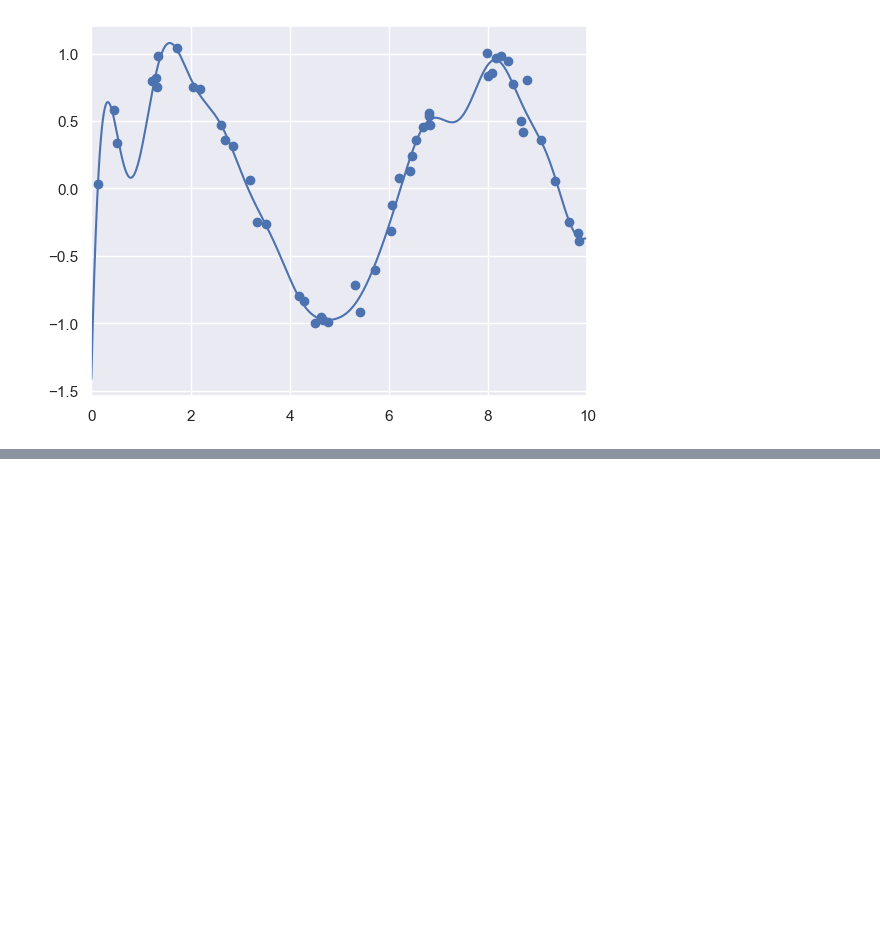
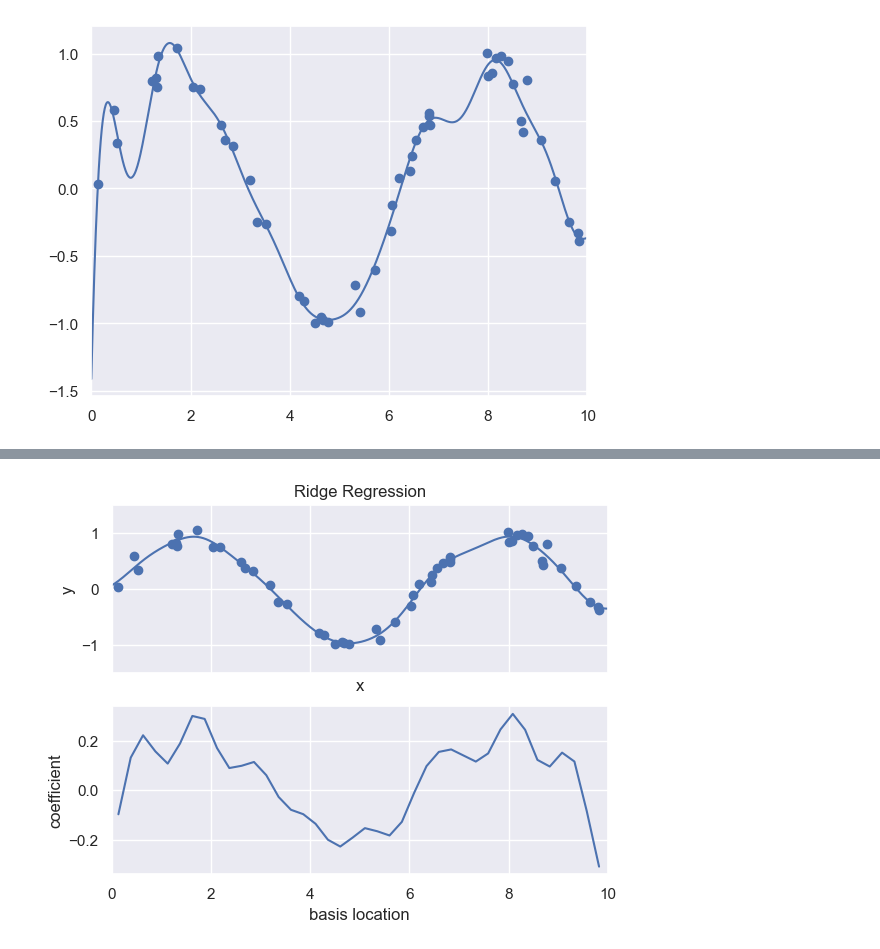
Before and after one commit to svd-jelo/IBM-Data-Science-Specialization, a Jupyter notebook: Course-9_Machine-Learning/notebooks/NB4_Linear-Regression.ipynb, the cells around one changed output, grey strips where cells are left out. Drawn from its saved outputs; the diff is of its cells as text; code cells hidden in the pictures; blank space fills up the shorter version.

```diff
--- a/Course-9_Machine-Learning/notebooks/NB4_Linear-Regression.ipynb
+++ b/Course-9_Machine-Learning/notebooks/NB4_Linear-Regression.ipynb
@@ -192,0 +270,12 @@ plt.xlim(0, 10);
+# %%
+from sklearn.linear_model import Ridge
+
+model = Pipeline([
+    ('features', GaussianFeatures(40)),
+    ('fit', Ridge(alpha=0.1))
+])
+
+yfit = model.fit(X,y).predict(Xfit)
+basis_plot(model,title='Ridge Regression')
+# %% [output]
+[figure, added]
```
Also changed, not shown: parts of 14 cells of this notebook.
